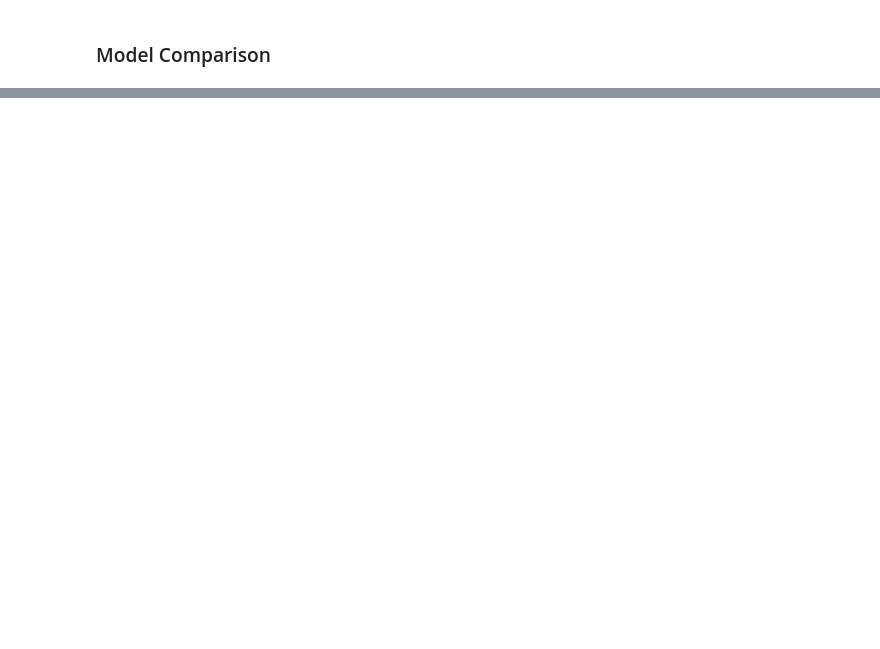
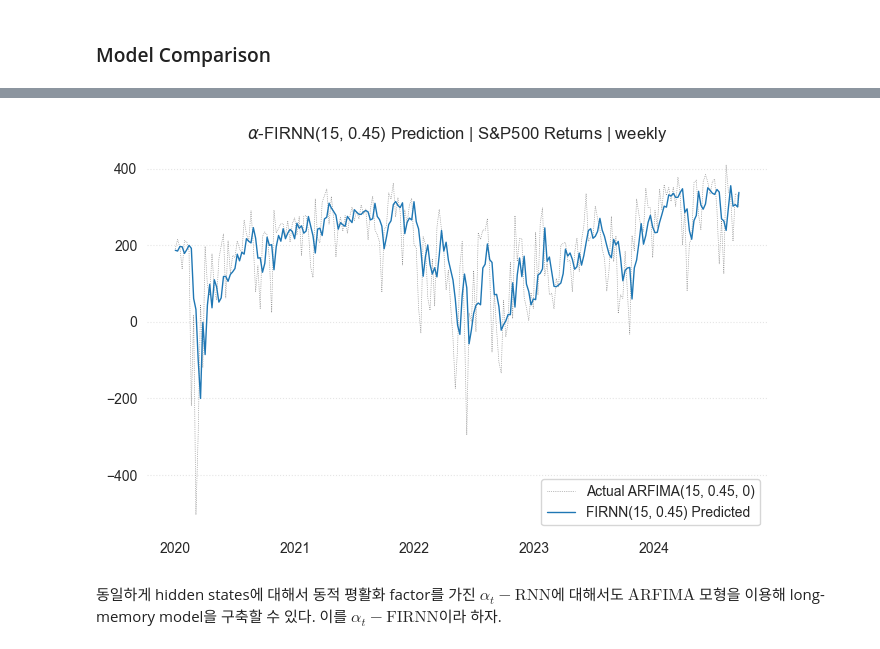
Before and after one commit to QuantifiSogang/2024-02SeniorMLFinance, a Jupyter notebook: Notes/Week03AdvancedVectorProcess/04AdvancedRNN.ipynb, the cells around one changed output, grey strips where cells are left out. Saved outputs shown, nothing was run; the diff lists cells and outputs as text; code cells hidden in the pictures; blank space fills up the shorter version.

```diff
--- a/Notes/Week03AdvancedVectorProcess/04AdvancedRNN.ipynb
+++ b/Notes/Week03AdvancedVectorProcess/04AdvancedRNN.ipynb
@@ -663,0 +775,10 @@ plt.show()
+# %%
+dataset = torch.utils.data.TensorDataset(
+    X_train_tensor,
+    y_train_tensor
+)
+dataloader = torch.utils.data.DataLoader(
+    dataset,
+    batch_size=batch_size,
+    shuffle=False
+)
@@ -663,0 +798,17 @@ plt.show()
+# %%
+for epoch in range(num_epochs):
+    alpha_rnn_fd.train()
+    epoch_loss = 0.0
+    for batch_X, batch_y in dataloader:
+        optimizer.zero_grad()
+
+        outputs, _ ,_ = alpha_rnn_fd(batch_X)
+        outputs = torch.mean(outputs[:, -1, :], dim = 1, keepdim = True)
+
+        loss = criterion(outputs, batch_y)
+        loss.backward()
+        optimizer.step()
+
+        epoch_loss += loss.item() * batch_X.size(0)
+    epoch_loss /= len(dataloader.dataset)
+    print(f'Epoch [{epoch+1}/{num_epochs}], Loss: {epoch_loss:.6f}')
@@ -663,0 +817,21 @@ plt.show()
+# %%
+alpha_rnn_fd.eval()
+with torch.no_grad():
+    predicted_alpha_rnn_fd, alphas, _= alpha_rnn_fd(X_test_tensor)
+    predicted_alpha_rnn_fd = predicted_alpha_rnn_fd[:, -1, :].mean(dim=1).squeeze().numpy()
+    y_test_np = y_test_tensor.squeeze().numpy()
+# %%
+fig, ax = plt.subplots(figsize=(8, 5))
+plt.plot(y_test.index, y_test_np, label='Actual ARFIMA(15, 0.45, 0)', lw=0.5, color = 'gray', ls = ':')
+plt.plot(y_test.index, predicted_alpha_rnn_fd, label='FIRNN(15, 0.45) Predicted', lw=1)
+for spine in ax.spines.values():
+    spine.set_visible(False)
+ax.grid(False)
+ax.yaxis.grid(True, ls=':', alpha=0.5)
+plt.legend()
+plt.title(r'$\alpha$-FIRNN(15, 0.45) Prediction | S&P500 Returns | weekly')
+plt.show()
+# %% [output]
+[figure, added]
+# %% [markdown]
+동일하게 hidden states에 대해서 동적 평활화 factor를 가진 $\alpha_t - \text{RNN}$에 대해서도 $\text{ARFIMA}$ 모형을 이용해 long-memory model을 구축할 수 있다. 이를 $\alpha_t -\text{FIRNN}$이라 하자.
```
Also changed, not shown: parts of 27 cells of this notebook.
